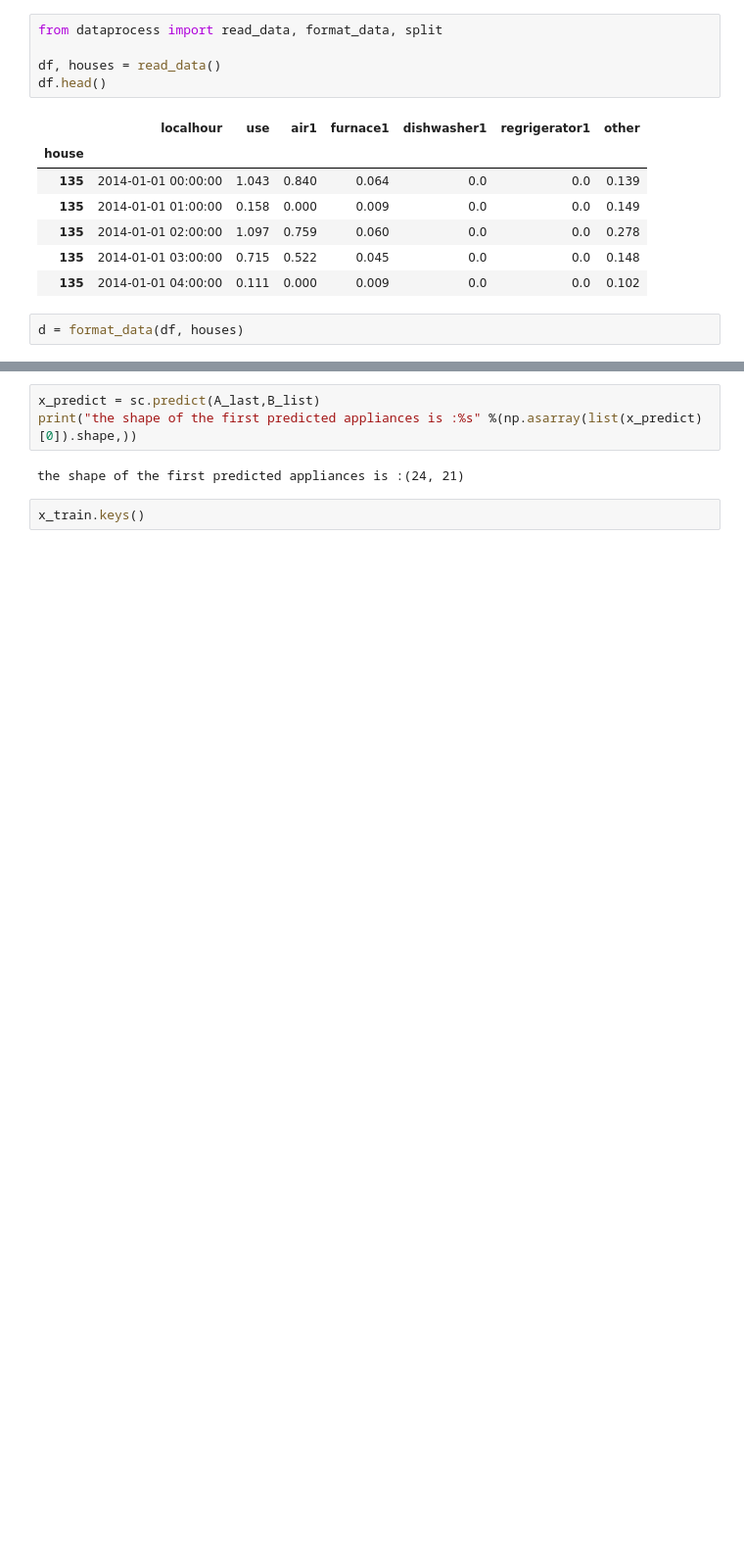
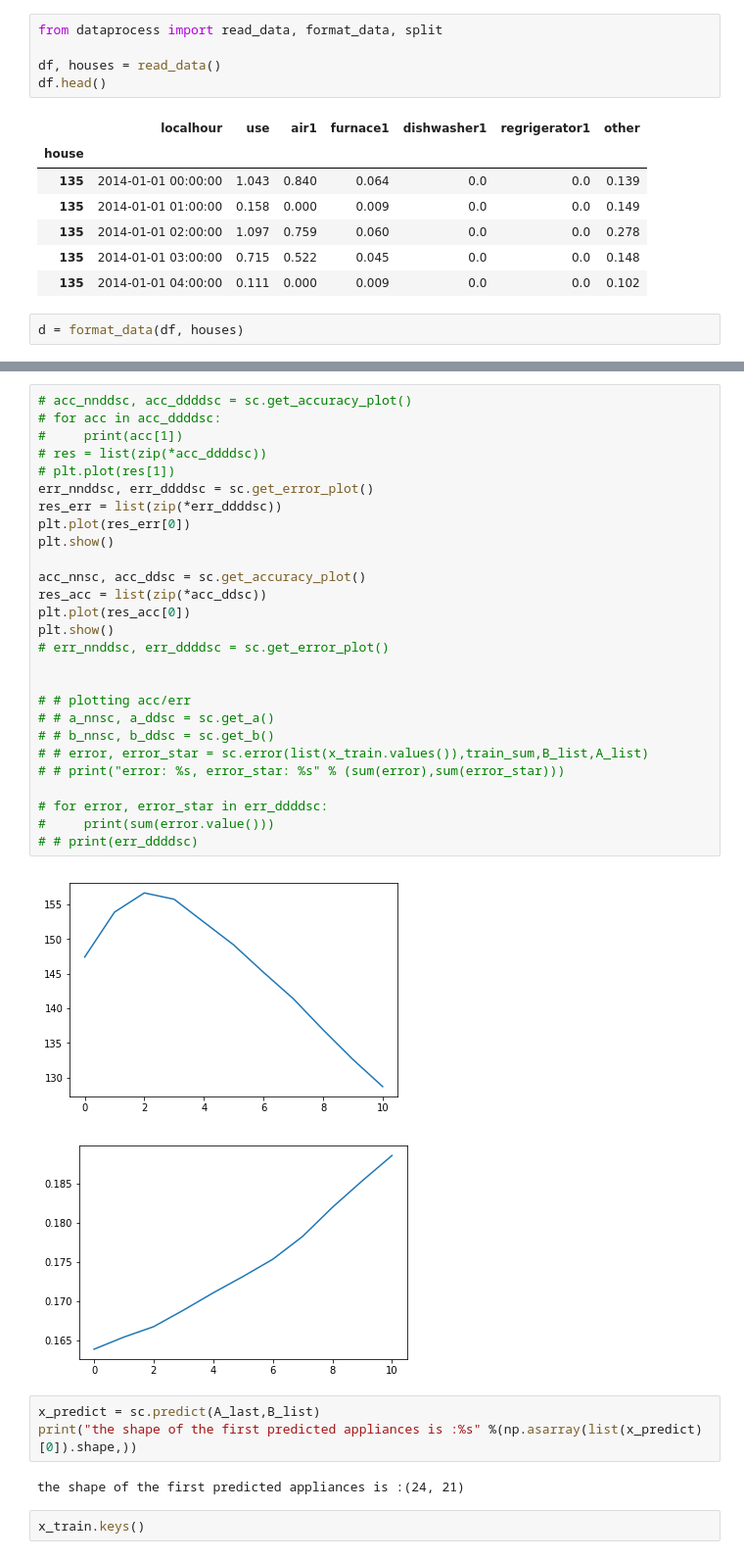
Before and after one commit to bondxue/Discriminative-Sparse-Coding-for-Energy-Disaggregation, a Jupyter notebook: DDSC.ipynb, the cells around one changed output, grey strips where cells are left out. Shown at 98% size. Saved outputs shown, nothing was run; the diff lists cells and outputs as text; blank space fills up the shorter version.

Commit message:
upate ddsc

```diff
--- a/DDSC.ipynb
+++ b/DDSC.ipynb
@@ -369,3 +377,33 @@ error: 1.298335991870357, error_star: 109.3737593480369
+# %%
+# acc_nnddsc, acc_ddddsc = sc.get_accuracy_plot()
+# for acc in acc_ddddsc:
+#     print(acc[1])
+# res = list(zip(*acc_ddddsc))
+# plt.plot(res[1])
+err_nnddsc, err_ddddsc = sc.get_error_plot()
+res_err = list(zip(*err_ddddsc))
+plt.plot(res_err[0])
+plt.show()
+
+acc_nnsc, acc_ddsc = sc.get_accuracy_plot()
+res_acc = list(zip(*acc_ddsc))
+plt.plot(res_acc[0])
+plt.show()
+# err_nnddsc, err_ddddsc = sc.get_error_plot()
+
+
+# # plotting acc/err
+# # a_nnsc, a_ddsc = sc.get_a()
+# # b_nnsc, b_ddsc = sc.get_b()
+# # error, error_star = sc.error(list(x_train.values()),train_sum,B_list,A_list)
+# # print("error: %s, error_star: %s" % (sum(error),sum(error_star)))
+
+# for error, error_star in err_ddddsc:
+#     print(sum(error.value()))
+# # print(err_ddddsc)
+# %% [output]
+[figure, added]
+[figure, added]
 # %%
 x_predict = sc.predict(A_last,B_list)
 print("the shape of the first predicted appliances is :%s" %(np.asarray(list(x_predict)[0]).shape,))
```
Also changed, not shown: parts of 5 cells of this notebook, 1 other file.
